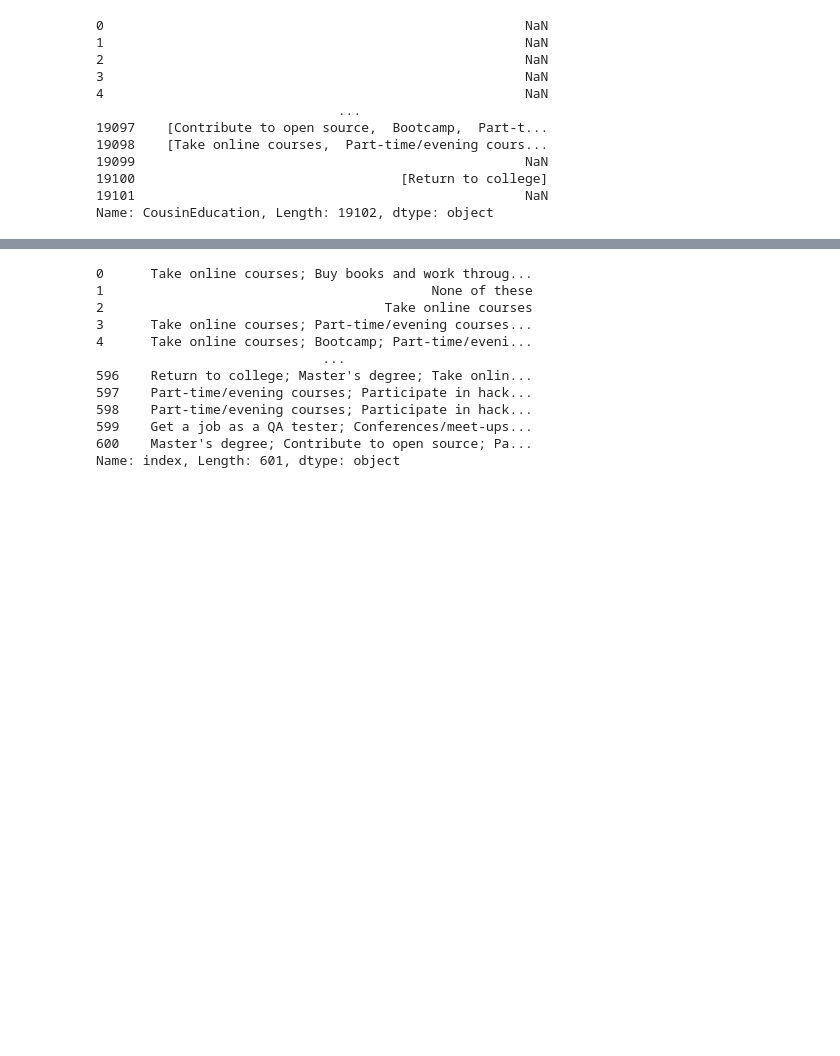
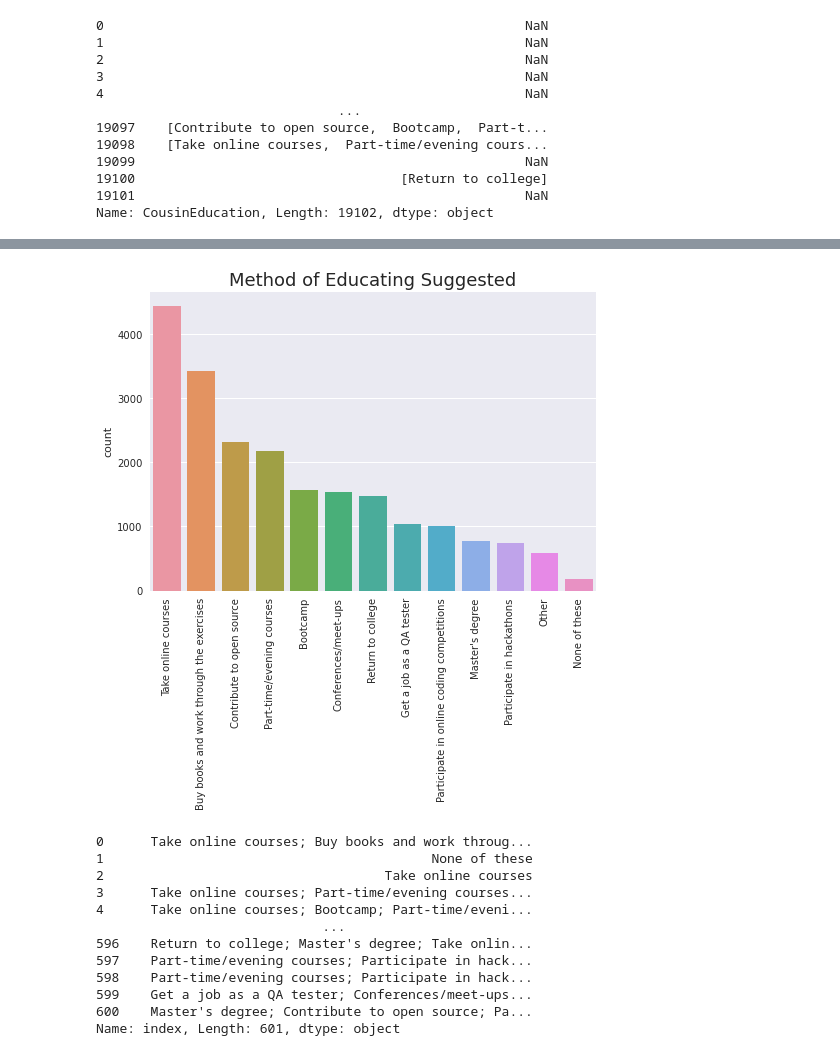
Before and after one commit to jrreda/Udacity, a Jupyter notebook: DSND/01 - Introduction to Data Science/1- The Data Science Process/How To Break Into the Field.ipynb, the cells around one changed output, grey strips where cells are left out. Cells and saved outputs as stored; diff of their text form; code cells hidden in the pictures; blank space fills up the shorter version.

```diff
--- a/DSND/01 - Introduction to Data Science/1- The Data Science Process/How To Break Into the Field.ipynb
+++ b/DSND/01 - Introduction to Data Science/1- The Data Science Process/How To Break Into the Field.ipynb
@@ -155,3 +207,15 @@ Name: CousinEducation, Length: 19102, dtype: object
+# %%
+with plt.style.context('seaborn'):
+    sns.countplot(df['CousinEducation'].dropna().str.cat(sep=';').replace('; ', ';').split(';'),
+                 order=['Take online courses', 'Buy books and work through the exercises',
+                        'Contribute to open source', 'Part-time/evening courses', 'Bootcamp',
+                        'Conferences/meet-ups', 'Return to college', 'Get a job as a QA tester',
+                        'Participate in online coding competitions', "Master's degree",
+                        'Participate in hackathons','Other', 'None of these'])
+    plt.xticks(rotation=90)
+    plt.title('Method of Educating Suggested', fontsize=18);
+# %% [output]
+[figure, added]
 # %%
 df['CousinEducation'].value_counts().reset_index()['index']
 # %% [output]
```
Also changed, not shown: parts of 7 cells of this notebook.
